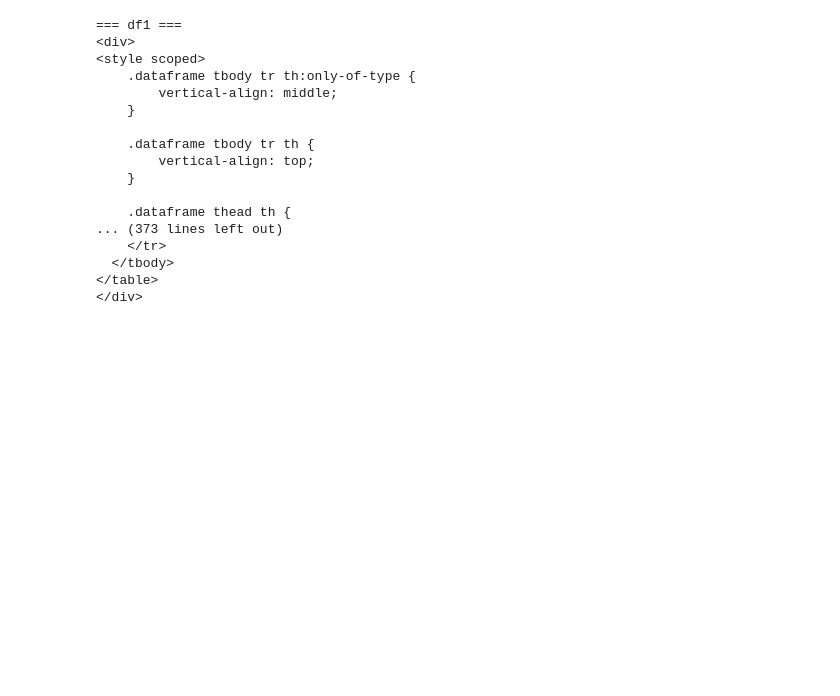
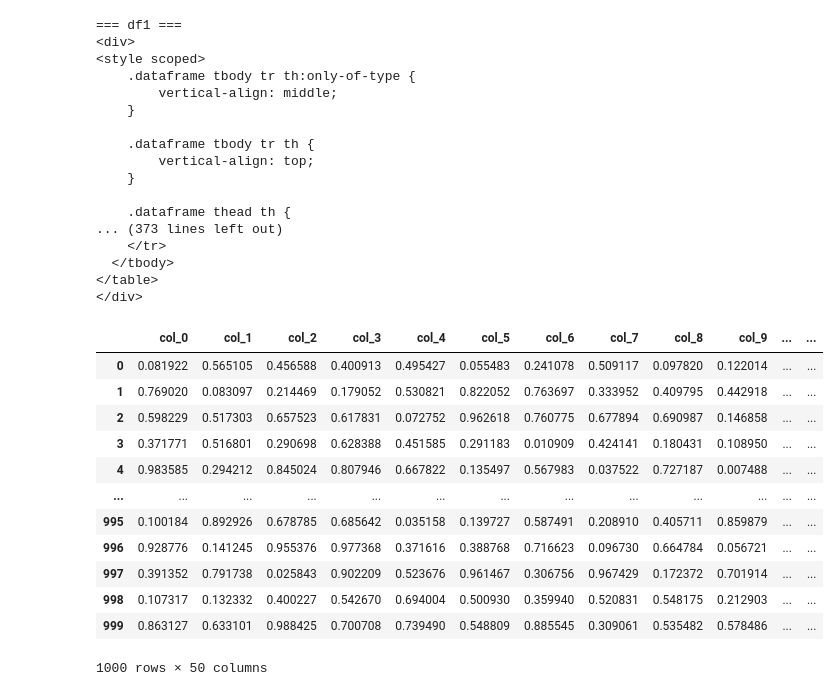
Before and after one commit to nicolasakf/Orion-app, a Jupyter notebook: public/test-files/table-extractor-test-dfs.ipynb, the cells around one changed output. Drawn from its saved outputs; the diff is of its cells as text; code cells hidden in the pictures; blank space fills up the shorter version.

```diff
--- a/public/test-files/table-extractor-test-dfs.ipynb
+++ b/public/test-files/table-extractor-test-dfs.ipynb
@@ -161,3 +161,30 @@ for name, html in [
   </tbody>
 </table>
 </div>
+# %%
+import pandas as pd
+import numpy as np
+
+# Create a DataFrame with lots of columns and rows
+num_rows = 1000
+num_cols = 50
+data = np.random.rand(num_rows, num_cols)
+columns = [f'col_{i}' for i in range(num_cols)]
+df = pd.DataFrame(data, columns=columns)
+
+# Display the DataFrame
+df
+# %% [output]
+|  | col_0 | col_1 | col_2 | col_3 | col_4 | col_5 | col_6 | col_7 | col_8 | col_9 | ... | ... |
+| 0 | 0.081922 | 0.565105 | 0.456588 | 0.400913 | 0.495427 | 0.055483 | 0.241078 | 0.509117 | 0.097820 | 0.122014 | ... | ... |
+| 1 | 0.769020 | 0.083097 | 0.214469 | 0.179052 | 0.530821 | 0.822052 | 0.763697 | 0.333952 | 0.409795 | 0.442918 | ... | ... |
+| 2 | 0.598229 | 0.517303 | 0.657523 | 0.617831 | 0.072752 | 0.962618 | 0.760775 | 0.677894 | 0.690987 | 0.146858 | ... | ... |
+| 3 | 0.371771 | 0.516801 | 0.290698 | 0.628388 | 0.451585 | 0.291183 | 0.010909 | 0.424141 | 0.180431 | 0.108950 | ... | ... |
+| 4 | 0.983585 | 0.294212 | 0.845024 | 0.807946 | 0.667822 | 0.135497 | 0.567983 | 0.037522 | 0.727187 | 0.007488 | ... | ... |
+| ... | ... | ... | ... | ... | ... | ... | ... | ... | ... | ... | ... | ... |
+| 995 | 0.100184 | 0.892926 | 0.678785 | 0.685642 | 0.035158 | 0.139727 | 0.587491 | 0.208910 | 0.405711 | 0.859879 | ... | ... |
+| 996 | 0.928776 | 0.141245 | 0.955376 | 0.977368 | 0.371616 | 0.388768 | 0.716623 | 0.096730 | 0.664784 | 0.056721 | ... | ... |
+| 997 | 0.391352 | 0.791738 | 0.025843 | 0.902209 | 0.523676 | 0.961467 | 0.306756 | 0.967429 | 0.172372 | 0.701914 | ... | ... |
+| 998 | 0.107317 | 0.132332 | 0.400227 | 0.542670 | 0.694004 | 0.500930 | 0.359940 | 0.520831 | 0.548175 | 0.212903 | ... | ... |
+| 999 | 0.863127 | 0.633101 | 0.988425 | 0.700708 | 0.739490 | 0.548809 | 0.885545 | 0.309061 | 0.535482 | 0.578486 | ... | ... |
+1000 rows × 50 columns
```
Also changed, not shown: parts of 1 cell of this notebook, 1 other file.
